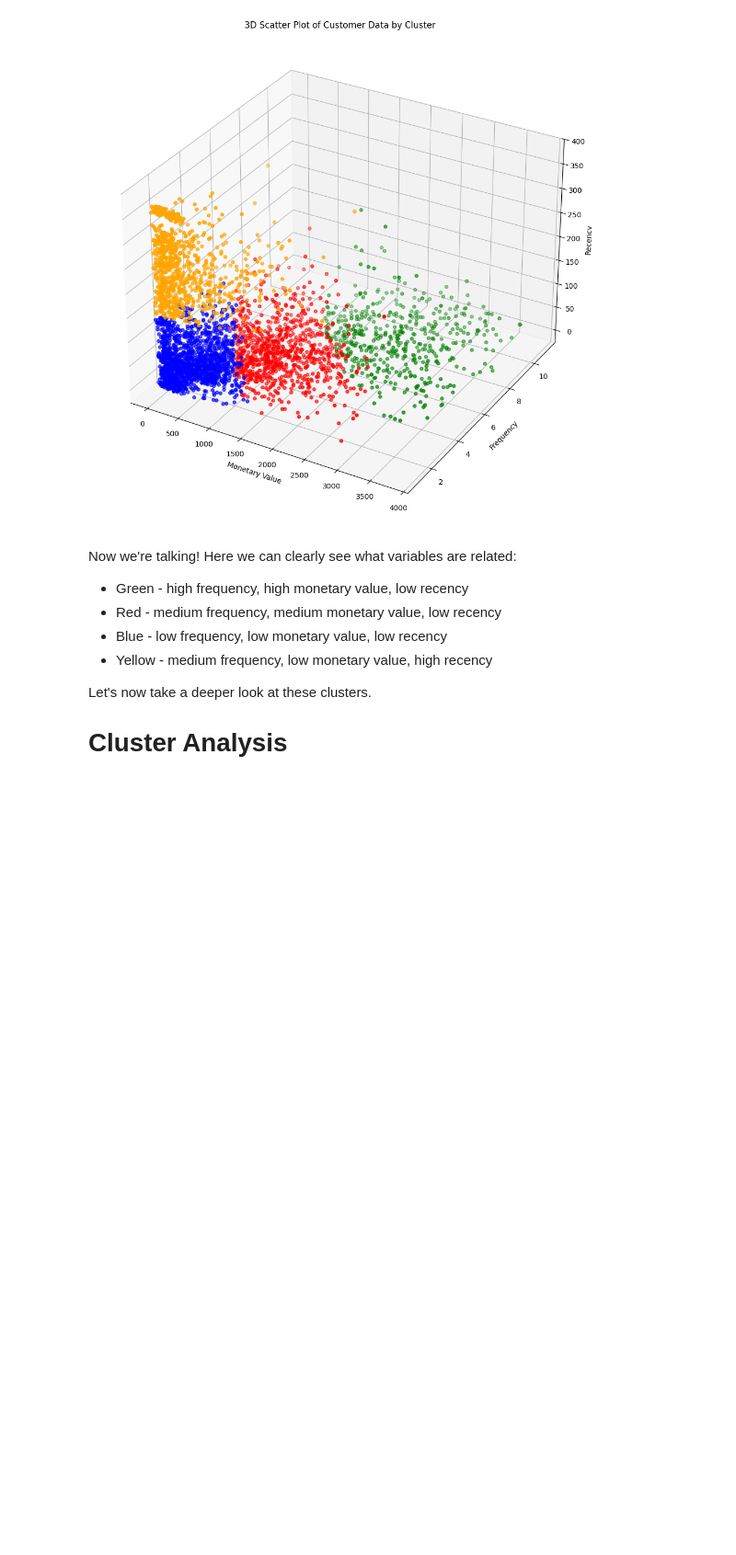
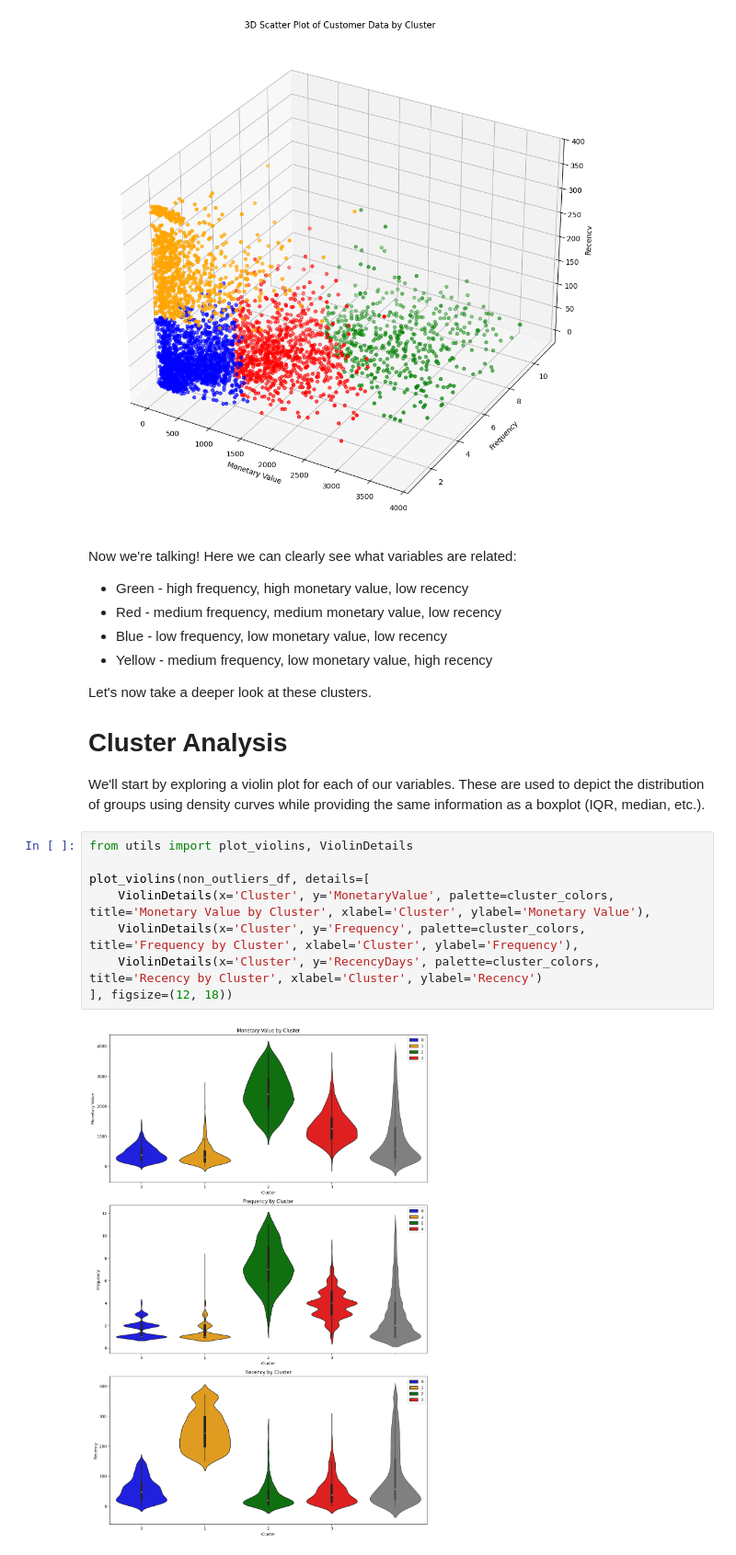
Before and after one commit to Achronus/data-exploration, a Jupyter notebook: retail-customer-analysis/analysis.ipynb, the cells around one changed output. Shown at 92% size. Saved outputs shown, nothing was run; the diff lists cells and outputs as text; blank space fills up the shorter version.

Commit message:
Added Cluster Analysis section

```diff
--- a/retail-customer-analysis/analysis.ipynb
+++ b/retail-customer-analysis/analysis.ipynb
@@ -982,3 +982,15 @@ Now we're talking! Here we can clearly see what variables are related:
 Let's now take a deeper look at these clusters.
 
 # Cluster Analysis
+
+We'll start by exploring a violin plot for each of our variables. These are used to depict the distribution of groups using density curves while providing the same information as a boxplot (IQR, median, etc.).
+# %%
+from utils import plot_violins, ViolinDetails
+
+plot_violins(non_outliers_df, details=[
+    ViolinDetails(x='Cluster', y='MonetaryValue', palette=cluster_colors, title='Monetary Value by Cluster', xlabel='Cluster', ylabel='Monetary Value'),
+    ViolinDetails(x='Cluster', y='Frequency', palette=cluster_colors, title='Frequency by Cluster', xlabel='Cluster', ylabel='Frequency'),
+    ViolinDetails(x='Cluster', y='RecencyDays', palette=cluster_colors, title='Recency by Cluster', xlabel='Cluster', ylabel='Recency')
+], figsize=(12, 18))
+# %% [output]
+[figure, added]
```
Also changed, not shown: parts of 1 cell of this notebook, 1 other file.
